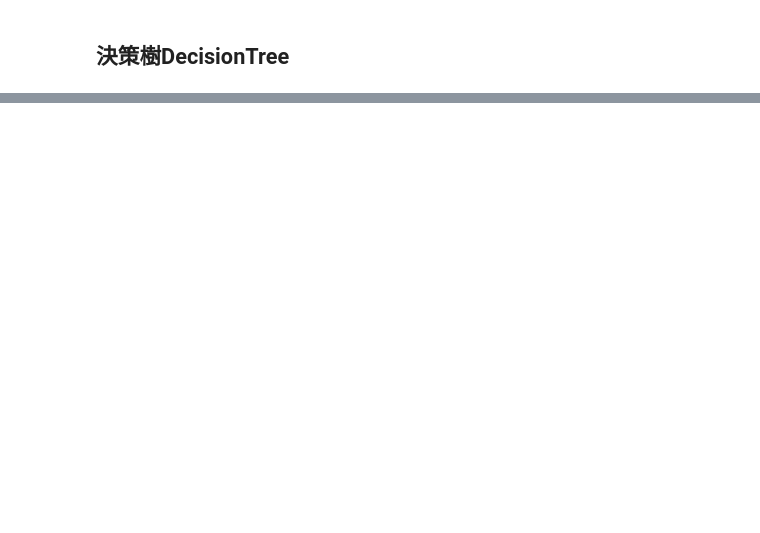
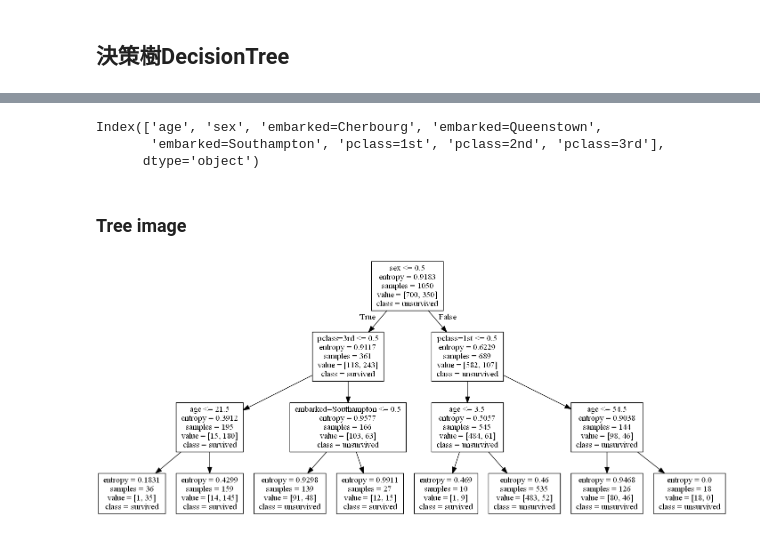
Before and after one commit to a93701011/MachineLearning, a Jupyter notebook: Supervised Method/Supervised-Decision tree(tita).ipynb, the cells around one changed output, grey strips where cells are left out. Saved outputs shown, nothing was run; the diff lists cells and outputs as text; code cells hidden in the pictures; blank space fills up the shorter version.

Commit message:
tree image

```diff
--- a/Supervised Method/Supervised-Decision tree(tita).ipynb
+++ b/Supervised Method/Supervised-Decision tree(tita).ipynb
@@ -81,0 +87,6 @@ array([['29.0000', 0, 1.0, 0.0, 0.0],
+# %%
+from sklearn.model_selection import train_test_split
+X_train, X_test, y_train, y_test = train_test_split(
+    titanic_data.values, titanic_target.values, test_size=0.2, random_state=33)
+# %%
+feature_names = titanic_data.columns
@@ -81,0 +99,4 @@ array([['29.0000', 0, 1.0, 0.0, 0.0],
+# %%
+clf = tree.DecisionTreeClassifier(criterion = 'entropy', max_depth=3, min_samples_leaf = 5)
+# %%
+clf.fit(X_train, y_train)
@@ -81,0 +146,16 @@ array([['29.0000', 0, 1.0, 0.0, 0.0],
+# %%
+feature_names
+# %% [output]
+Index(['age', 'sex', 'embarked=Cherbourg', 'embarked=Queenstown',
+       'embarked=Southampton', 'pclass=1st', 'pclass=2nd', 'pclass=3rd'],
+      dtype='object')
+# %% [markdown]
+### Tree image
+# %%
+import pydotplus
+from IPython.display import Image
+dot_data = tree.export_graphviz(clf, out_file=None, feature_names=feature_names,class_names= ["unsurvived","survived"] )
+graph = pydotplus.graph_from_dot_data(dot_data)
+Image(graph.create_png())
+# %% [output]
+[figure, added]
```
Also changed, not shown: parts of 30 cells of this notebook.
